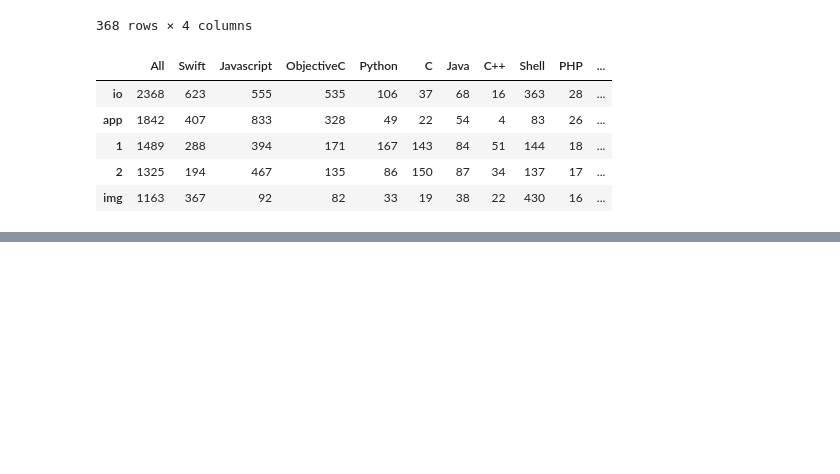
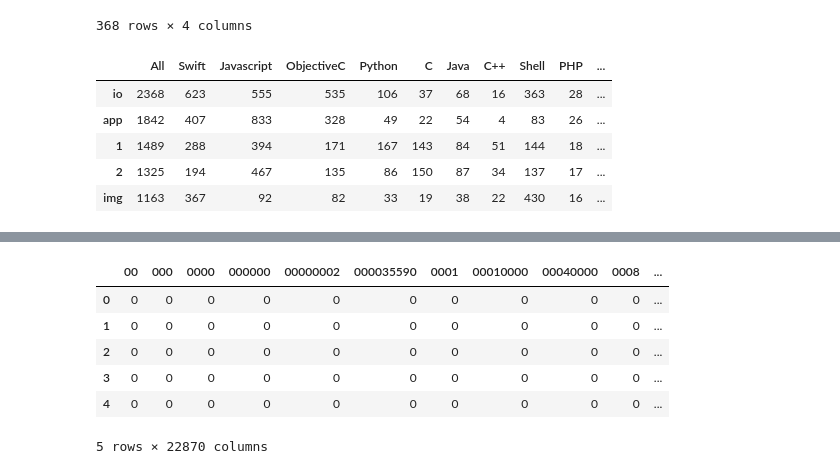
Before and after one commit to bowen-brock/Github-repo-project, a Jupyter notebook: Kayla Scratch/Scratch.ipynb, the cells around one changed output, grey strips where cells are left out. Cells and saved outputs as stored; diff of their text form; code cells hidden in the pictures; blank space fills up the shorter version.

```diff
--- a/Kayla Scratch/Scratch.ipynb
+++ b/Kayla Scratch/Scratch.ipynb
@@ -235,0 +158,6 @@ ModuleNotFoundError: No module named 'wordcloud'
+# %%
+from sklearn.feature_extraction.text import CountVectorizer
+
+cv = CountVectorizer()
+bag_of_words = cv.fit_transform(df.lemmatized)
+bag_of_words
@@ -235,0 +178,11 @@ ModuleNotFoundError: No module named 'wordcloud'
+# %%
+#pprint(news_df.lemmatized)
+pd.DataFrame(bag_of_words.todense(), columns=cv.get_feature_names()).head()
+# %% [output]
+|  | 00 | 000 | 0000 | 000000 | 00000002 | 000035590 | 0001 | 00010000 | 00040000 | 0008 | ... |
+| 0 | 0 | 0 | 0 | 0 | 0 | 0 | 0 | 0 | 0 | 0 | ... |
+| 1 | 0 | 0 | 0 | 0 | 0 | 0 | 0 | 0 | 0 | 0 | ... |
+| 2 | 0 | 0 | 0 | 0 | 0 | 0 | 0 | 0 | 0 | 0 | ... |
+| 3 | 0 | 0 | 0 | 0 | 0 | 0 | 0 | 0 | 0 | 0 | ... |
+| 4 | 0 | 0 | 0 | 0 | 0 | 0 | 0 | 0 | 0 | 0 | ... |
+5 rows × 22870 columns
```
Also changed, not shown: parts of 45 cells of this notebook, 3 other files.
